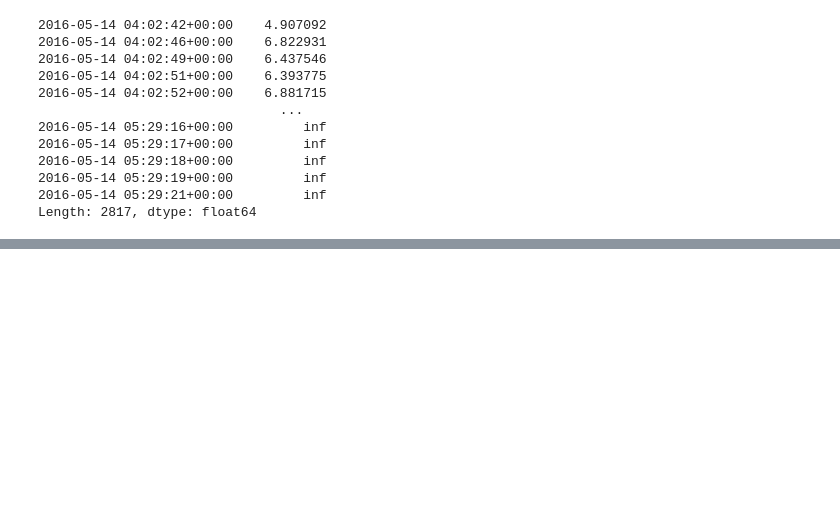
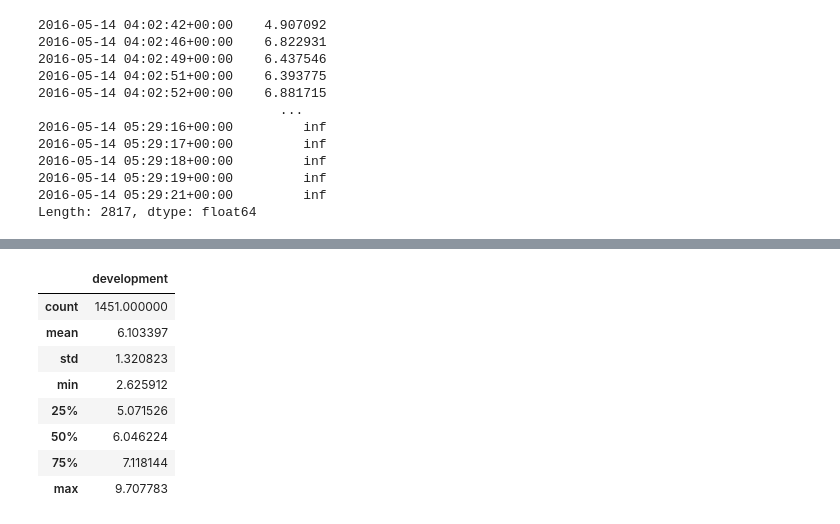
Before and after one commit to xuyenlinhHuynh/data-science-portfolio-xuyenlinhHuynh, a Jupyter notebook: Portfolio 1.ipynb, the cells around one changed output, grey strips where cells are left out. Saved outputs shown, nothing was run; the diff lists cells and outputs as text; code cells hidden in the pictures; blank space fills up the shorter version.

```diff
--- a/Portfolio 1.ipynb
+++ b/Portfolio 1.ipynb
@@ -1280,0 +1339,13 @@ Length: 2817, dtype: float64
+# %%
+# tt_2016
+cleaned_tt_2016[['development']].describe()
+# %% [output]
+|  | development |
+| count | 1451.000000 |
+| mean | 6.103397 |
+| std | 1.320823 |
+| min | 2.625912 |
+| 25% | 5.071526 |
+| 50% | 6.046224 |
+| 75% | 7.118144 |
+| max | 9.707783 |
```
Also changed, not shown: parts of 14 cells of this notebook.
